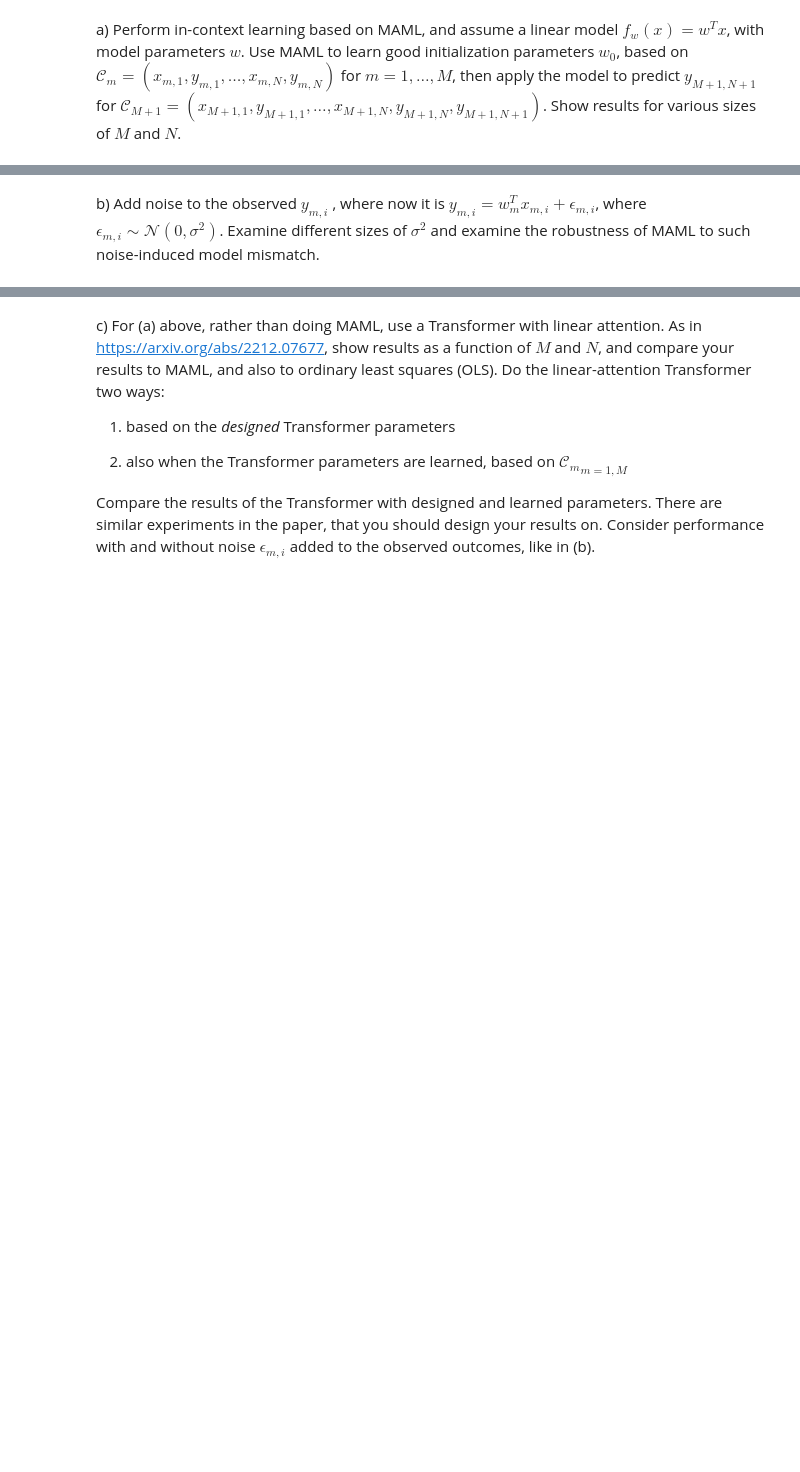
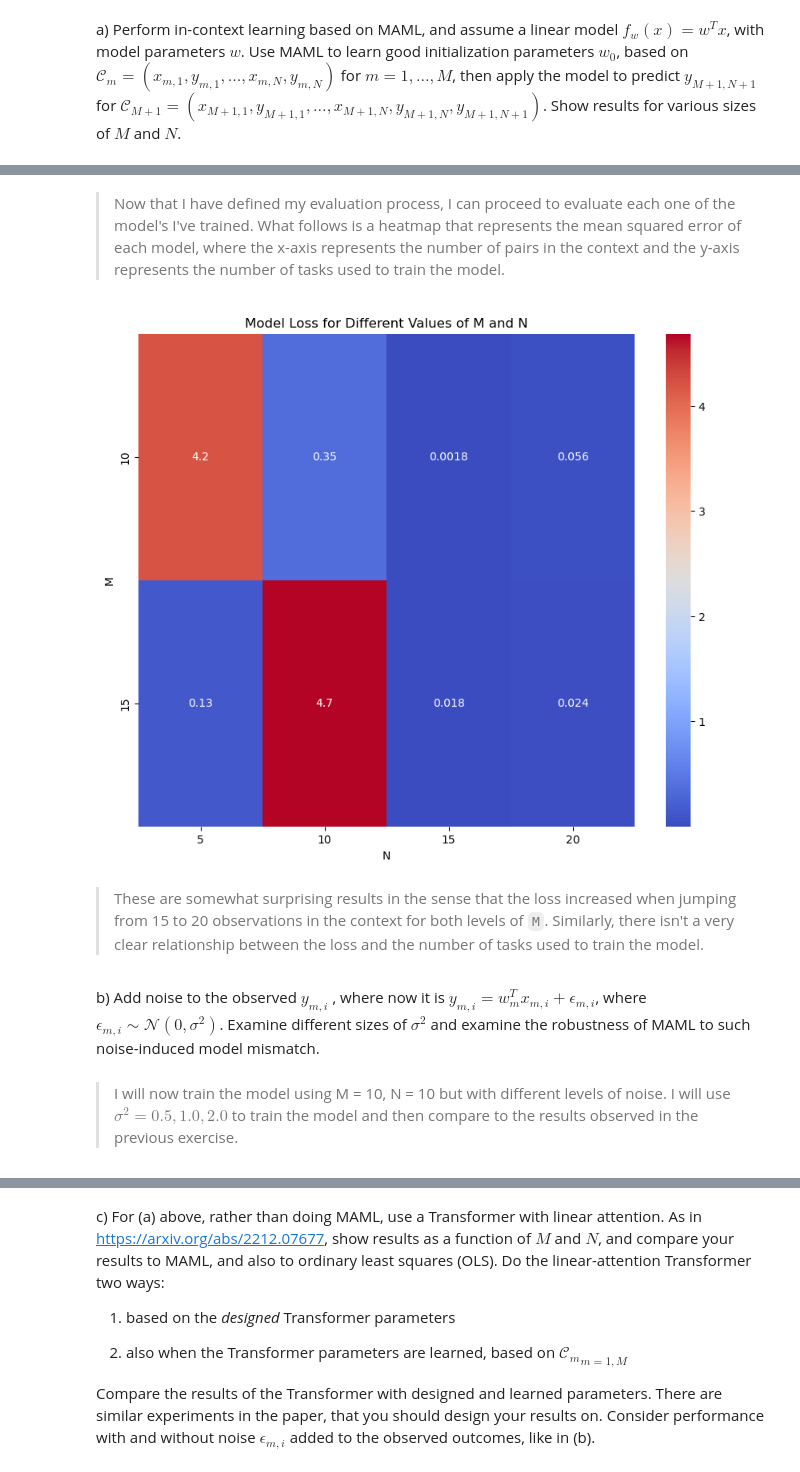
Before and after one commit to nogibjj/JCB_few-shot-learning, a Jupyter notebook: few_shot_learning.ipynb, the cells around one changed output, grey strips where cells are left out. Saved outputs shown, nothing was run; the diff lists cells and outputs as text; code cells hidden in the pictures; blank space fills up the shorter version.

```diff
--- a/few_shot_learning.ipynb
+++ b/few_shot_learning.ipynb
@@ -201,2 +141,53 @@ def test(dimension, device, functional_class, linear_bias, bias_var, M, N):
+# %% [markdown]
+> Now that I have defined my evaluation process, I can proceed to evaluate each one of the model's I've trained. What follows is a heatmap that represents the mean squared error of each model, where the x-axis represents the number of pairs in the context and the y-axis represents the number of tasks used to train the model.
+# %%
+import matplotlib.pyplot as plt
+import seaborn as sns
+
+# model assessment
+dimension = 10
+device = "cpu"
+functional_class = "linear"
+linear_bias = False
+bias_var = 1
+M = [10, 15]
+N = [5, 10, 15, 20]
+
+
+# Initialize a 2D list to store the losses
+losses = []
+
+# Iterate over each combination of M and N
+for m in M:
+    row = []
+    for n in N:
+        _, _, _, _, loss = test(
+            dimension=dimension,
+            device=device,
+            functional_class=functional_class,
+            linear_bias=linear_bias,
+            bias_var=bias_var,
+            M=m,
+            N=n,
+        )
+        row.append(loss.item())  # Convert the loss from a tensor to a Python number
+    losses.append(row)
+
+# Convert the 2D list of losses to a tensor
+losses = torch.tensor(losses)
+
+# Generate a heatmap from the 2D tensor of losses
+plt.figure(figsize=(10, 8))
+sns.heatmap(losses, annot=True, xticklabels=N, yticklabels=M, cmap="coolwarm")
+plt.xlabel("N")
+plt.ylabel("M")
+plt.title("Model Loss for Different Values of M and N")
+plt.show()
+# %% [output]
+[figure, added]
+# %% [markdown]
+> These are somewhat surprising results in the sense that the loss increased when jumping from 15 to 20 observations in the context for both levels of `M`. Similarly, there isn't a very clear relationship between the loss and the number of tasks used to train the model.
 # %% [markdown]
 b) Add noise to the observed $y_{m, i}$ , where now it is $y_{m, i} = w_m^T x_{m, i} + \epsilon_{m, i}$, where $\epsilon_{m, i} \sim \mathcal{N}(0, \sigma^2)$. Examine different sizes of $\sigma^2$ and examine the robustness of MAML to such noise-induced model mismatch.
+# %% [markdown]
+> I will now train the model using M = 10, N = 10 but with different levels of noise. I will use $\sigma^2 = 0.5, 1.0, 2.0$ to train the model and then compare to the results observed in the previous exercise.
```
Also changed, not shown: parts of 7 cells of this notebook, 1 other file.
